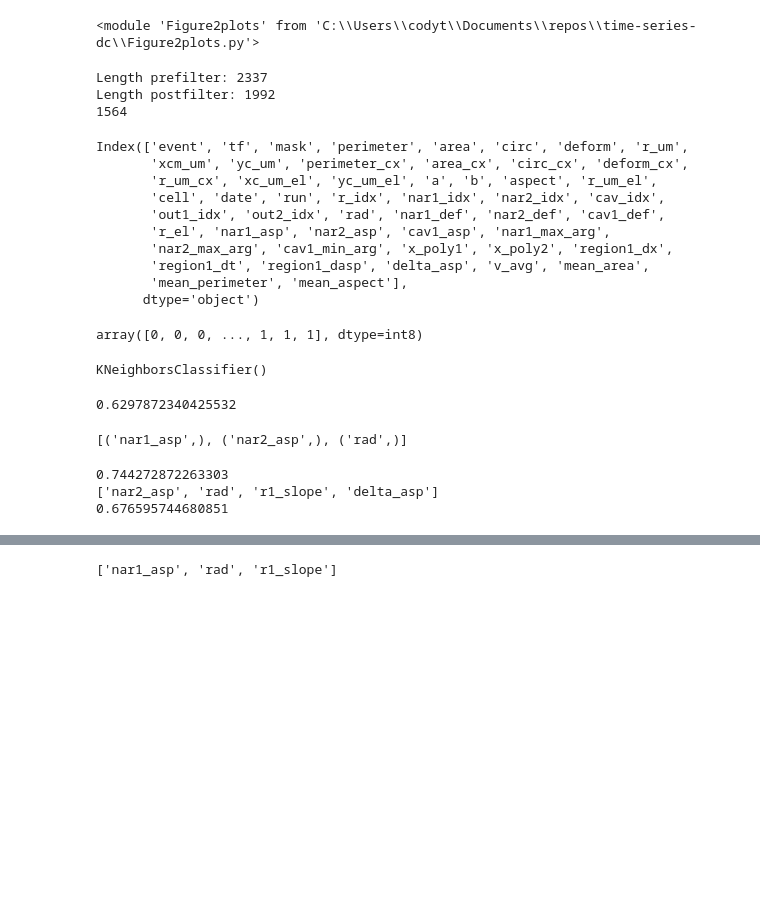
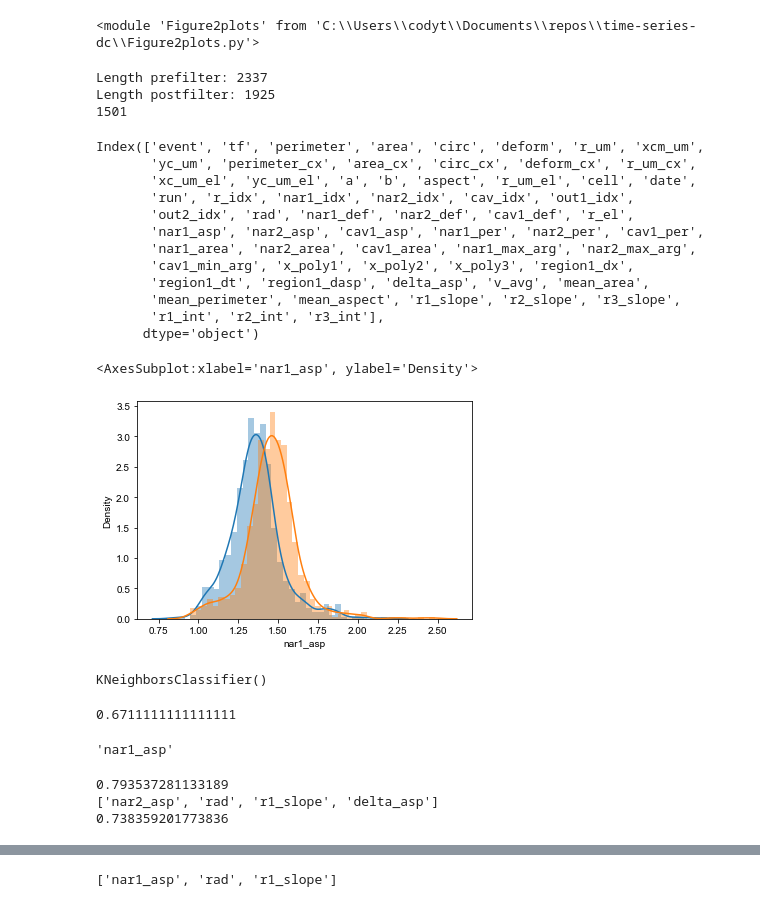
Before and after one commit to siwylab/time-series-dc, a Jupyter notebook: model feature comparison.ipynb, the cells around one changed output, grey strips where cells are left out. Saved outputs shown, nothing was run; the diff lists cells and outputs as text; code cells hidden in the pictures; blank space fills up the shorter version.

```diff
--- a/model feature comparison.ipynb
+++ b/model feature comparison.ipynb
@@ -41,35 +41,37 @@ importlib.reload(Figure2plots)
 # %% [output]
 <module 'Figure2plots' from 'C:\\Users\\codyt\\Documents\\repos\\time-series-dc\\Figure2plots.py'>
 # %%
-df = pd.read_pickle('D://Datasets//full_data101x56_2_xc_fixed_calcs')
-df = df_utils.filter_df(df,ymax=5,max_ar=1.1,radius_std=5)
+df = pd.read_pickle('D://Datasets//FINAL_DF_light')
+df = df_utils.filter_df(df,ymax=5,max_ar=1.1,radius_std=3)
 df = df[(df.cell=='hl60')|(df.cell=='hl60d')]
 df = df[np.logical_not((df.cell=='hl60')&(df.date=='11-3-20')&(df.run=='0'))]
 df = df[np.logical_not((df.cell=='hl60')&(df.date=='11-5-20')&(df.run=='3'))]
 print(len(df))
 # %% [output]
 Length prefilter: 2337
-Length postfilter: 1992
-1564
+Length postfilter: 1925
+1501
 # %%
 df.columns
 # %% [output]
-Index(['event', 'tf', 'mask', 'perimeter', 'area', 'circ', 'deform', 'r_um',
-       'xcm_um', 'yc_um', 'perimeter_cx', 'area_cx', 'circ_cx', 'deform_cx',
-       'r_um_cx', 'xc_um_el', 'yc_um_el', 'a', 'b', 'aspect', 'r_um_el',
-       'cell', 'date', 'run', 'r_idx', 'nar1_idx', 'nar2_idx', 'cav_idx',
-       'out1_idx', 'out2_idx', 'rad', 'nar1_def', 'nar2_def', 'cav1_def',
-       'r_el', 'nar1_asp', 'nar2_asp', 'cav1_asp', 'nar1_max_arg',
-       'nar2_max_arg', 'cav1_min_arg', 'x_poly1', 'x_poly2', 'region1_dx',
+Index(['event', 'tf', 'perimeter', 'area', 'circ', 'deform', 'r_um', 'xcm_um',
+       'yc_um', 'perimeter_cx', 'area_cx', 'circ_cx', 'deform_cx', 'r_um_cx',
+       'xc_um_el', 'yc_um_el', 'a', 'b', 'aspect', 'r_um_el', 'cell', 'date',
+       'run', 'r_idx', 'nar1_idx', 'nar2_idx', 'cav_idx', 'out1_idx',
+       'out2_idx', 'rad', 'nar1_def', 'nar2_def', 'cav1_def', 'r_el',
+       'nar1_asp', 'nar2_asp', 'cav1_asp', 'nar1_per', 'nar2_per', 'cav1_per',
+       'nar1_area', 'nar2_area', 'cav1_area', 'nar1_max_arg', 'nar2_max_arg',
+       'cav1_min_arg', 'x_poly1', 'x_poly2', 'x_poly3', 'region1_dx',
        'region1_dt', 'region1_dasp', 'delta_asp', 'v_avg', 'mean_area',
-       'mean_perimeter', 'mean_aspect'],
+       'mean_perimeter', 'mean_aspect', 'r1_slope', 'r2_slope', 'r3_slope',
+       'r1_int', 'r2_int', 'r3_int'],
       dtype='object')
-# %%
-df['r1_slope']=df.apply(lambda a: a.x_poly1[0],axis=1)
-# %%
-df.cell.astype('category').cat.codes.to_numpy()
-# %% [output]
-array([0, 0, 0, ..., 1, 1, 1], dtype=int8)
+# %%
+sns.distplot(df[df.cell=='hl60'].nar1_asp)
+sns.distplot(df[df.cell=='hl60d'].nar1_asp)
+# %% [output]
+<AxesSubplot:xlabel='nar1_asp', ylabel='Density'>
+[figure, added]
 # %%
 feature_list = ['nar1_asp', 'nar2_asp', 'rad']
 
@@ -95,11 +97,11 @@ KNeighborsClassifier()
 # %%
 clf.score(x_val, y_val)
 # %% [output]
-0.6297872340425532
+0.6711111111111111
 # %%
-list(itertools.combinations(feature_list, 1))
+list(itertools.combinations(feature_list, 1))[0][0]
 # %% [output]
-[('nar1_asp',), ('nar2_asp',), ('rad',)]
+'nar1_asp'
 # %%
 feature_list = ['nar1_asp', 'nar2_asp', 'rad','r1_slope','delta_asp']
 label = []
@@ -143,6 +145,6 @@ print(np.max(auc))
 print(label[np.argmax(auc)])
 print(score[np.argmax(auc)])
 # %% [output]
-0.744272872263303
+0.793537281133189
 ['nar2_asp', 'rad', 'r1_slope', 'delta_asp']
-0.676595744680851
+0.738359201773836
```
Also changed, not shown: parts of 6 cells of this notebook, 3 other files.
